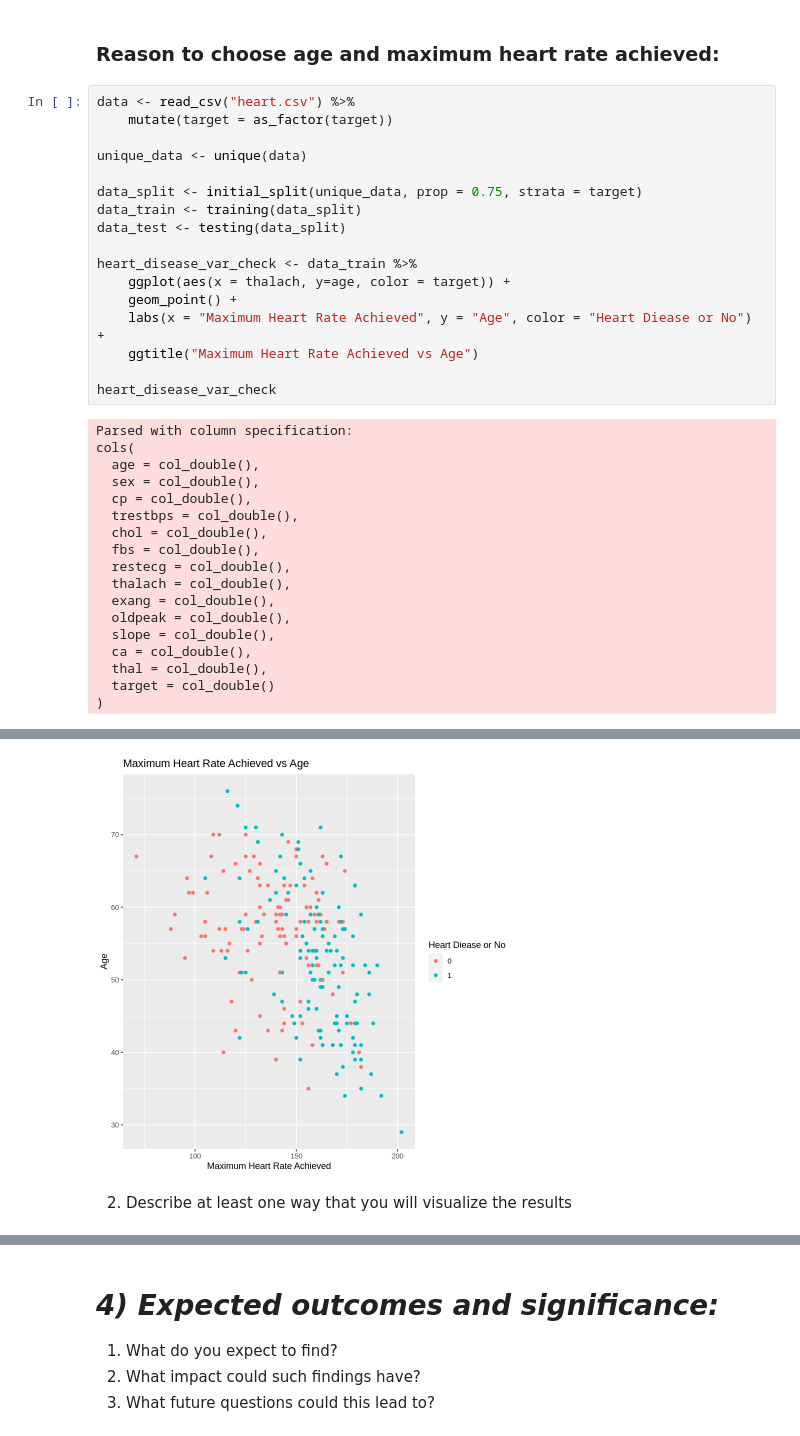
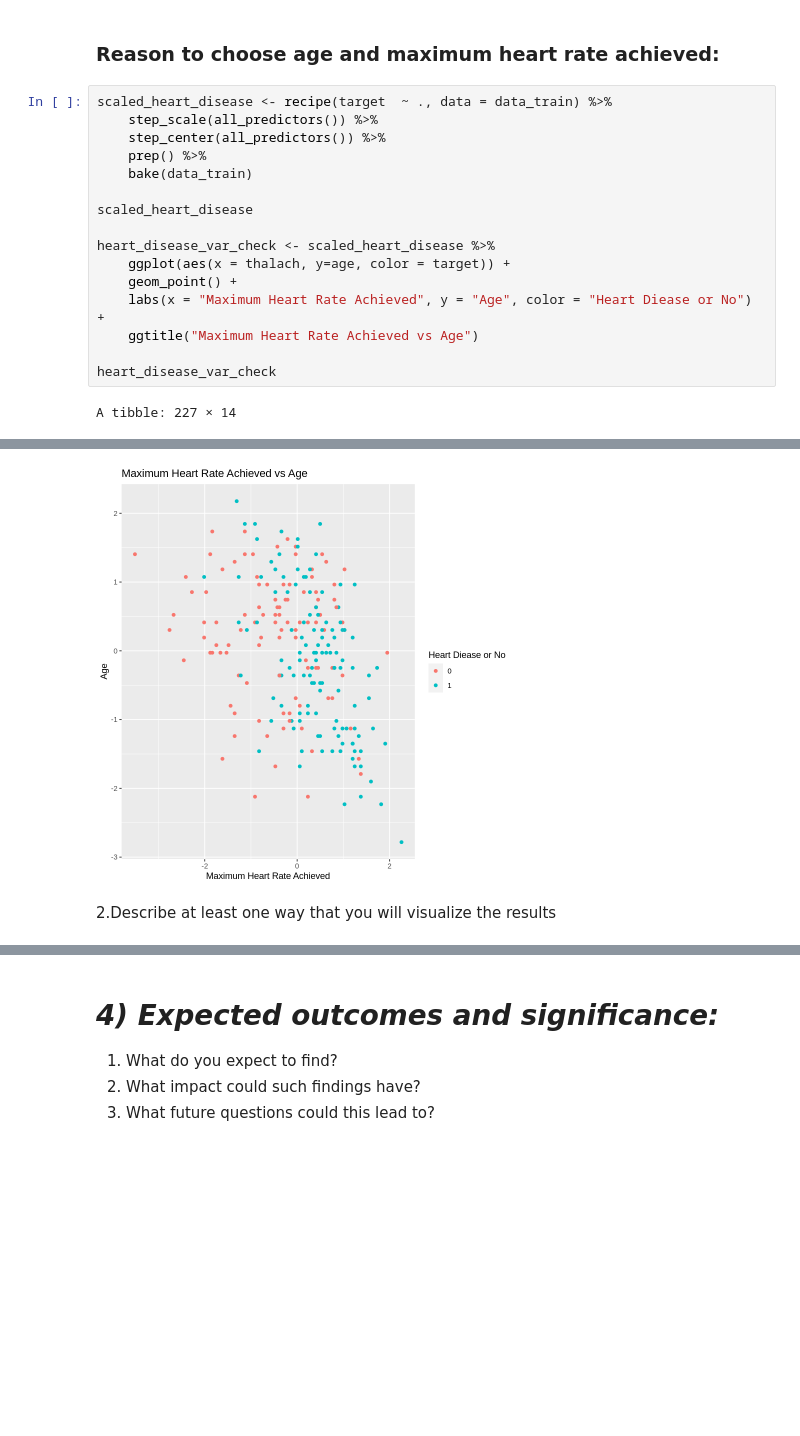
Before and after one commit to sadia-kd/DSCI-Project, a Jupyter notebook: Proposal.ipynb, the cells around one changed output, grey strips where cells are left out. Cells and saved outputs as stored; diff of their text form; blank space fills up the shorter version.

Commit message:
update method Q2
colored prediction map visualizations

```diff
--- a/Proposal.ipynb
+++ b/Proposal.ipynb
@@ -214,16 +203,15 @@ plot_3
 # %% [markdown]
 ### Reason to choose age and maximum heart rate achieved:
 # %%
-data <- read_csv("heart.csv") %>%
-    mutate(target = as_factor(target))
+scaled_heart_disease <- recipe(target  ~ ., data = data_train) %>%
+    step_scale(all_predictors()) %>%
+    step_center(all_predictors()) %>%
+    prep() %>%
+    bake(data_train)
 
-unique_data <- unique(data)
+scaled_heart_disease
 
-data_split <- initial_split(unique_data, prop = 0.75, strata = target)
-data_train <- training(data_split)
-data_test <- testing(data_split)
-
-heart_disease_var_check <- data_train %>%
+heart_disease_var_check <- scaled_heart_disease %>%
     ggplot(aes(x = thalach, y=age, color = target)) +
     geom_point() +
     labs(x = "Maximum Heart Rate Achieved", y = "Age", color = "Heart Diease or No") +
@@ -231,20 +219,4 @@ heart_disease_var_check <- data_train %>%
 
 heart_disease_var_check
 # %% [output]
-Parsed with column specification:
-cols(
-  age = col_double(),
-  sex = col_double(),
-  cp = col_double(),
-  trestbps = col_double(),
-  chol = col_double(),
-  fbs = col_double(),
-  restecg = col_double(),
-  thalach = col_double(),
-  exang = col_double(),
-  oldpeak = col_double(),
-  slope = col_double(),
-  ca = col_double(),
-  thal = col_double(),
-  target = col_double()
-)
+A tibble: 227 × 14
@@ -251,3 +232,3 @@ cols(
-[figure, old version]
+[figure, new version]
 # %% [markdown]
-2. Describe at least one way that you will visualize the results
+2.Describe at least one way that you will visualize the results
```
Also changed, not shown: parts of 5 cells of this notebook.
